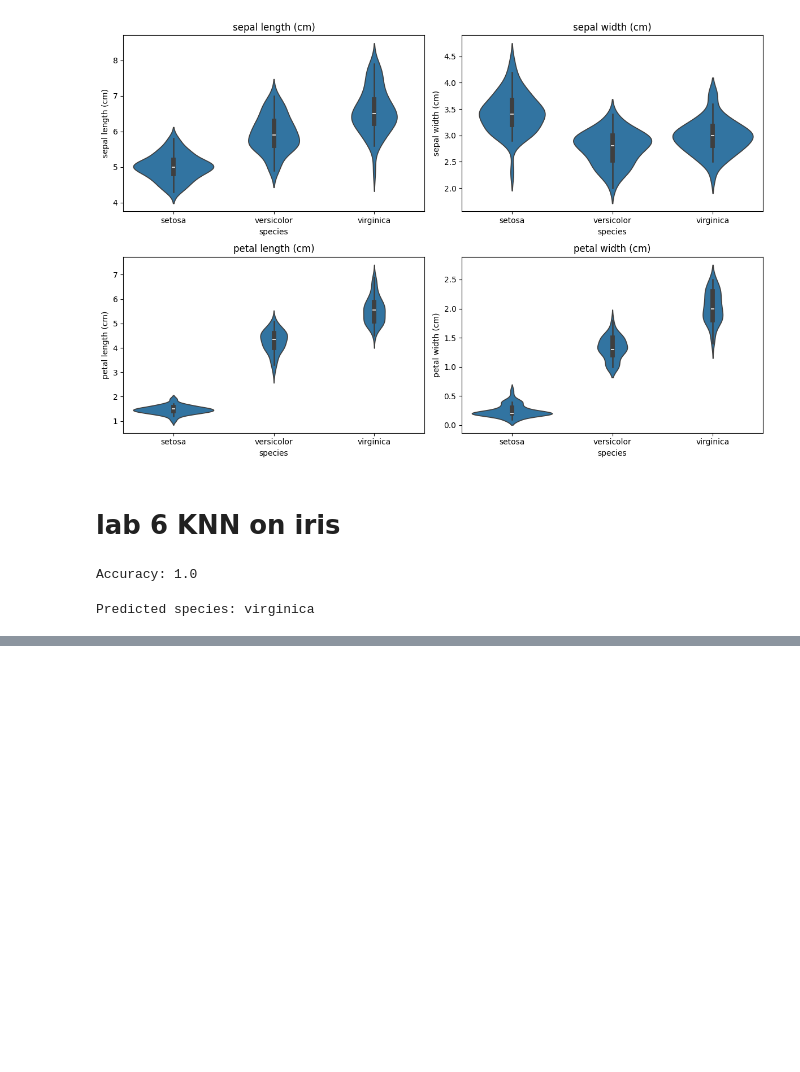
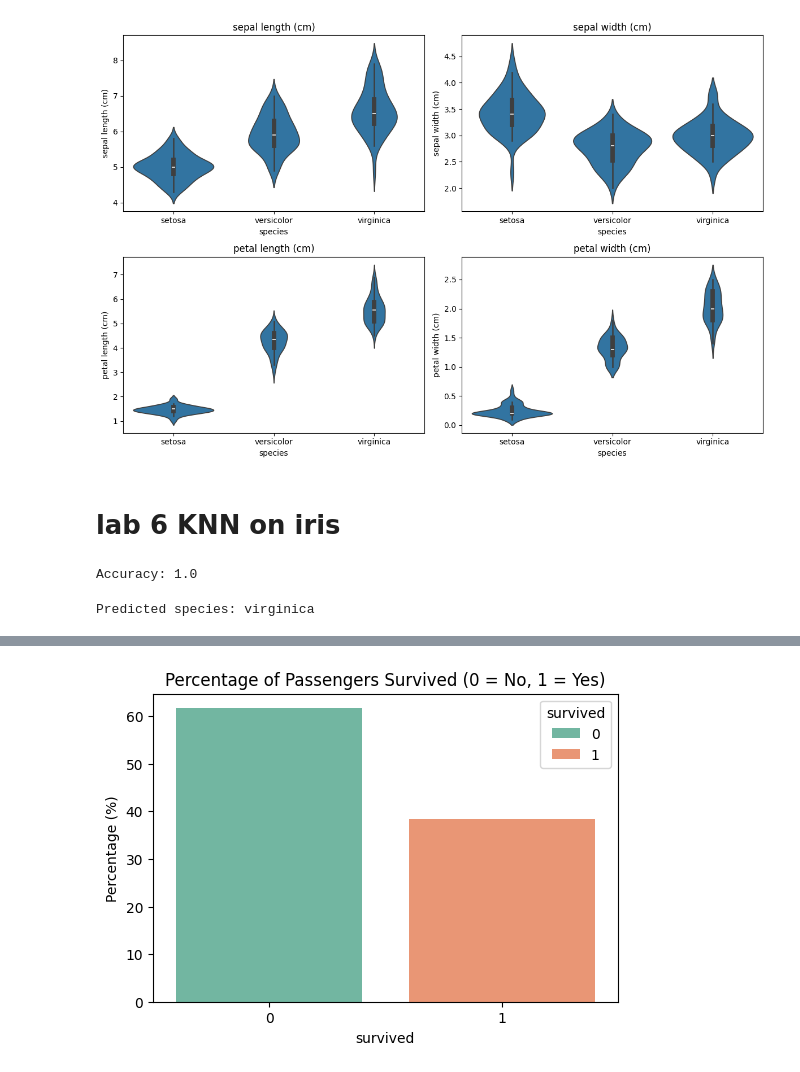
Before and after one commit to hridya-r-n/MCA-lab, a Jupyter notebook: Hridya.ipynb, the cells around one changed output, grey strips where cells are left out. Drawn from its saved outputs; the diff is of its cells as text; code cells hidden in the pictures; blank space fills up the shorter version.

```diff
--- a/Hridya.ipynb
+++ b/Hridya.ipynb
@@ -1129,0 +1138,13 @@ Predicted species: virginica
+# %%
+import pandas as pd
+import matplotlib.pyplot as plt
+import seaborn as sns
+import numpy as np
+from pandas.plotting import parallel_coordinates, andrews_curves
+
+# Load dataset (Seaborn has the titanic dataset built-in for easy loading in Colab)
+df = sns.load_dataset('titanic')
+# df = pd.read_csv('titanic.csv') # Use this if loading from a downloaded file
+
+# Display first few rows to verify
+display(df.head())
@@ -1129,0 +1158,9 @@ Predicted species: virginica
+# %%
+plt.figure(figsize=(6, 4))
+survival_counts = df['survived'].value_counts(normalize=True) * 100
+sns.barplot(x=survival_counts.index, y=survival_counts.values,palette='Set2',hue=survival_counts.index)
+plt.title('Percentage of Passengers Survived (0 = No, 1 = Yes)')
+plt.ylabel('Percentage (%)')
+plt.show()
+# %% [output]
+[figure, added]
```
Also changed, not shown: parts of 12 cells of this notebook.
